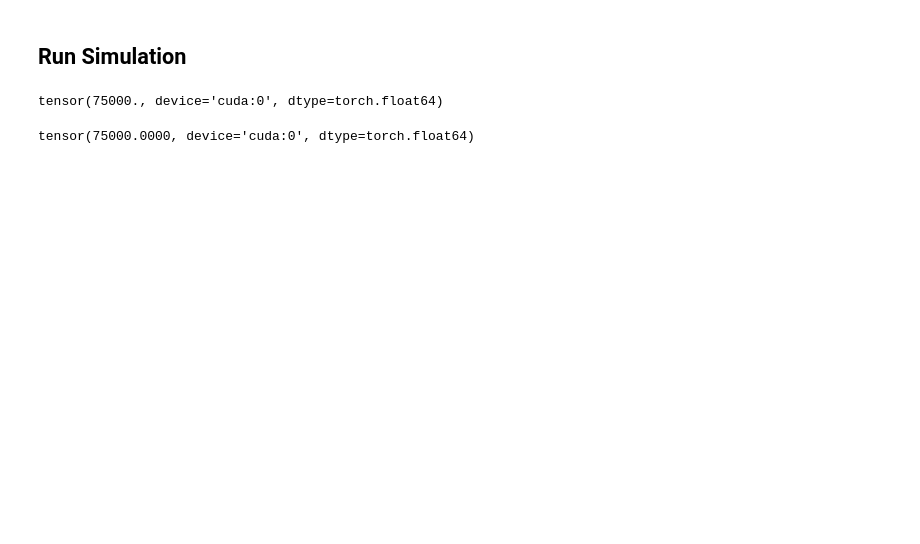
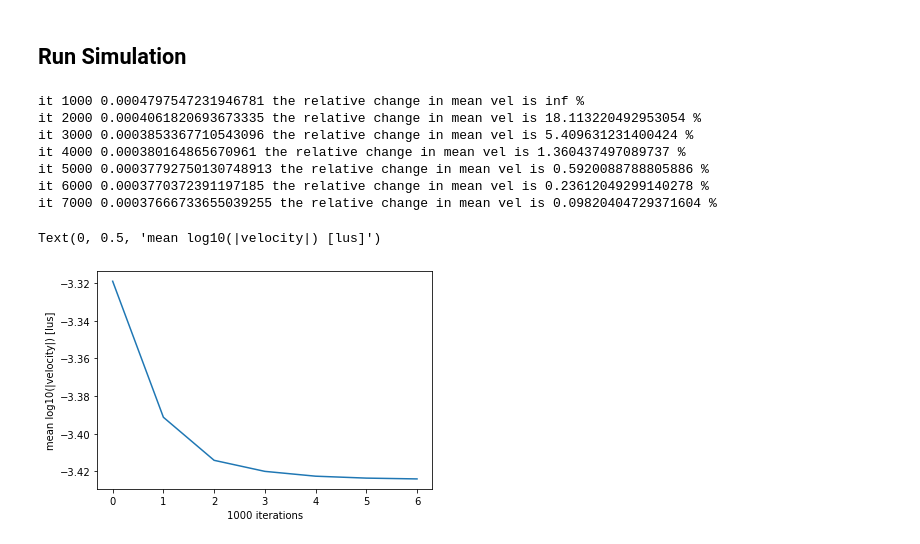
Before and after one commit to lettucecfd/lettuce, a Jupyter notebook: examples/porous_medium.ipynb, the cells around one changed output. Drawn from its saved outputs; the diff is of its cells as text; code cells hidden in the pictures; blank space fills up the shorter version.

```diff
--- a/examples/porous_medium.ipynb
+++ b/examples/porous_medium.ipynb
@@ -100,12 +126,27 @@ streaming = lt.StandardStreaming(lattice)
 simulation = lt.Simulation(lattice=lattice, flow=flow, streaming=streaming, collision=collision)
 # %%
-from tqdm.auto import tqdm
-
-print(simulation.f.sum())
-for _ in tqdm(range(1000)):
-    simulation.step(100)
-print(simulation.f.sum())  # check mass conservation
+u_t = [np.Inf] # save it info for plotting
+for i in range(1,int(it_max//it_check)):
+    simulation.step(it_check)
+    u_t.append(lattice.u(simulation.f).mean())
+    rel_change = ((u_t[-1]-u_t[-2])/u_t[-1]*100).abs()
+    print(f'it {i*it_check} {u_t[-1]} the relative change in mean vel is {rel_change} %')
+    if rel_change < epsilon:
+        break
 # %% [output]
-tensor(75000., device='cuda:0', dtype=torch.float64)
+it 1000 0.0004797547231946781 the relative change in mean vel is inf %
+it 2000 0.0004061820693673335 the relative change in mean vel is 18.113220492953054 %
+it 3000 0.0003853367710543096 the relative change in mean vel is 5.409631231400424 %
+it 4000 0.000380164865670961 the relative change in mean vel is 1.360437497089737 %
+it 5000 0.00037792750130748913 the relative change in mean vel is 0.5920088788805886 %
+it 6000 0.0003770372391197185 the relative change in mean vel is 0.23612049299140278 %
+it 7000 0.00037666733655039255 the relative change in mean vel is 0.09820404729371604 %
-tensor(75000.0000, device='cuda:0', dtype=torch.float64)
+# %%
+u_t = [x.cpu().numpy() for x in u_t[1:]]
+plt.plot(np.log10(np.abs(u_t)))
+plt.xlabel(f'{it_check} iterations')
+plt.ylabel(f'mean log10(|velocity|) [lus]')
+# %% [output]
+Text(0, 0.5, 'mean log10(|velocity|) [lus]')
+[figure, added]
 # %%
```
Also changed, not shown: parts of 15 cells of this notebook.
